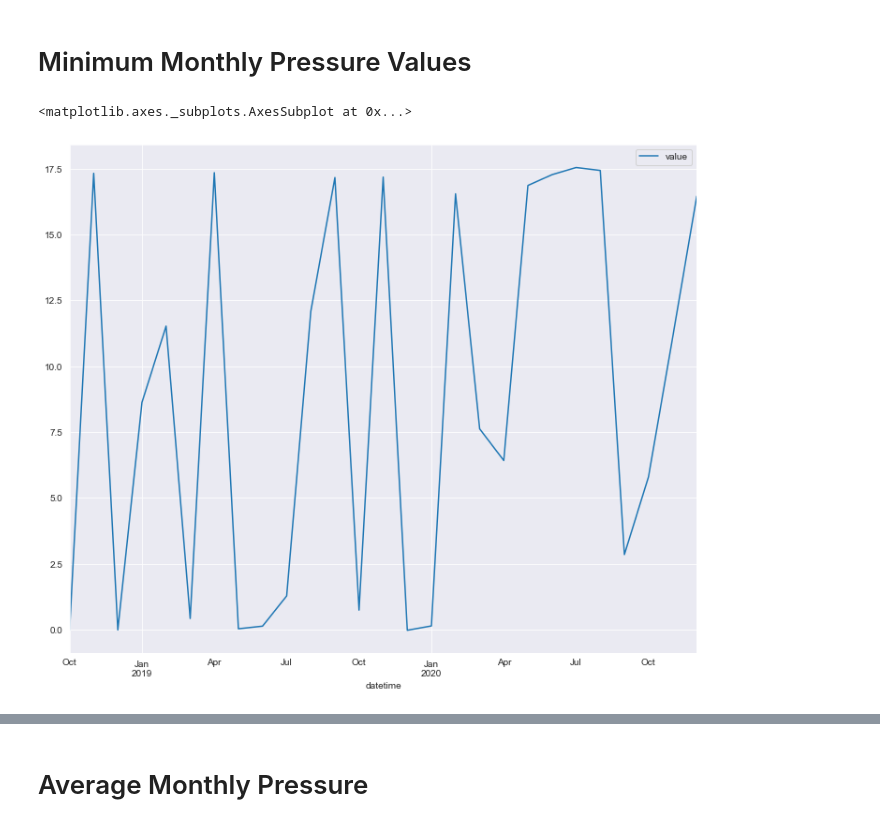
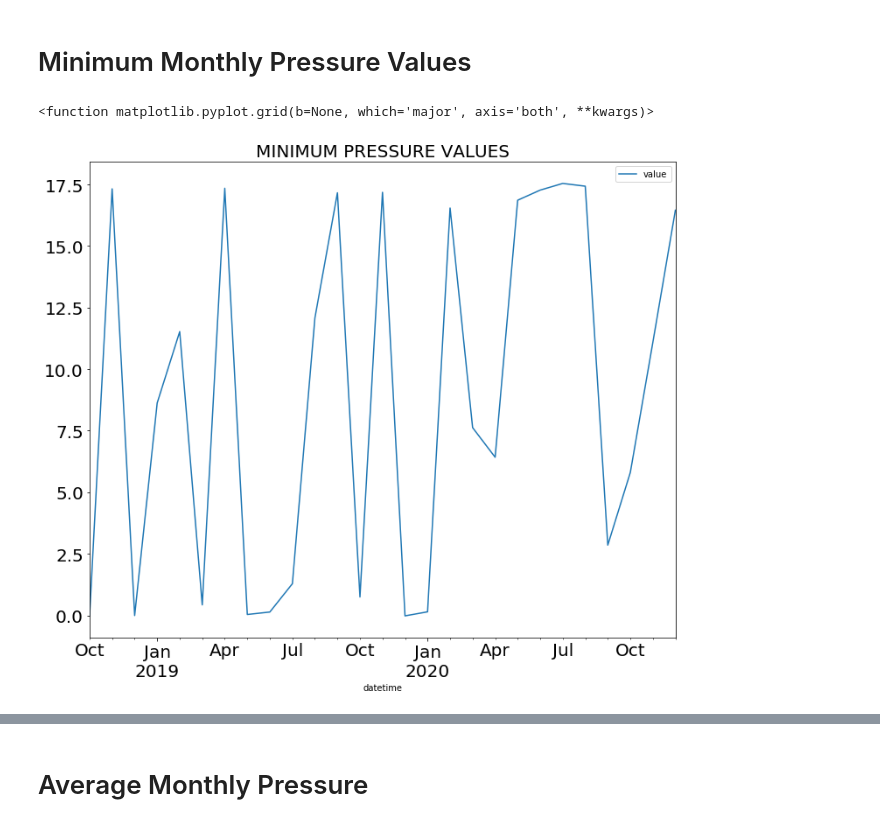
Before and after one commit to Mihryam/UnsupervisedTimeSeries_AnomalyDetection, a Jupyter notebook: Data_Exploration.ipynb, the cells around one changed output, grey strips where cells are left out. Cells and saved outputs as stored; diff of their text form; code cells hidden in the pictures.

```diff
--- a/Data_Exploration.ipynb
+++ b/Data_Exploration.ipynb
@@ -100,7 +107,9 @@ Data.resample(rule='M').max().plot(kind = 'barh', figsize = (12,10))
 # %% [markdown]
 # Minimum Monthly Pressure Values
 # %%
-Data.resample(rule='M').min().plot(kind = 'line', figsize = (12,10))
+Data.resample(rule='M').min().plot(kind = 'line', figsize = (12,10), fontsize = 20)
+plt.title('MINIMUM PRESSURE VALUES', fontsize = 20)
+plt.grid
 # %% [output]
-<matplotlib.axes._subplots.AxesSubplot at 0x...>
+<function matplotlib.pyplot.grid(b=None, which='major', axis='both', **kwargs)>
-[figure, old version]
+[figure, new version]
```
Also changed, not shown: parts of 8 cells of this notebook.
